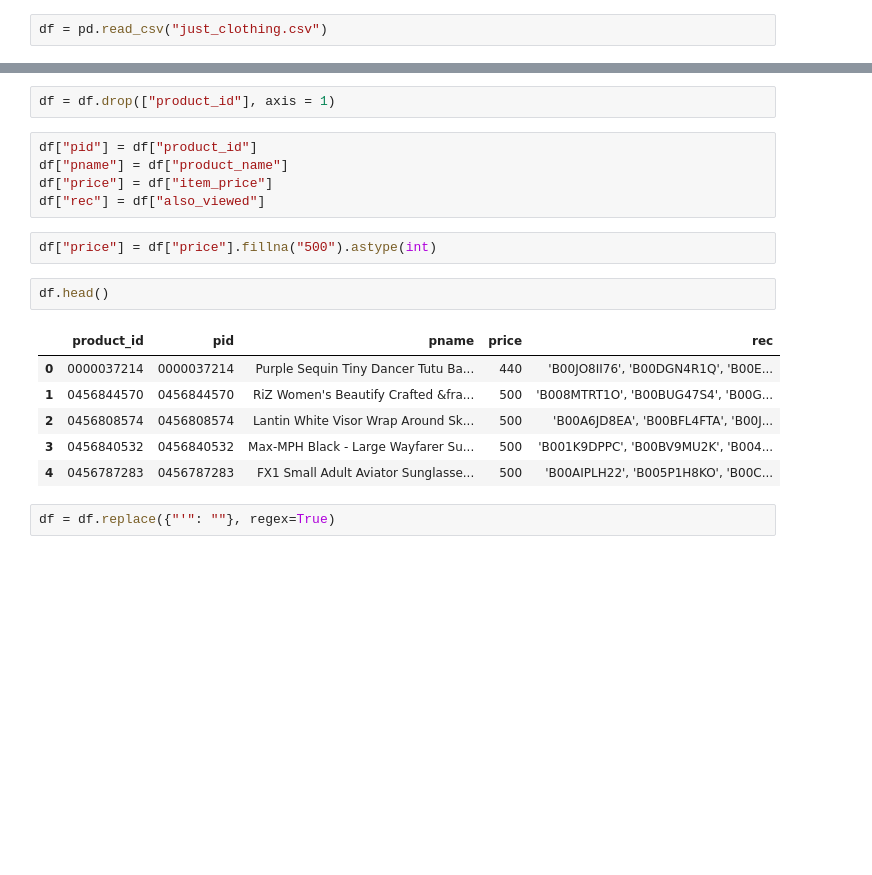
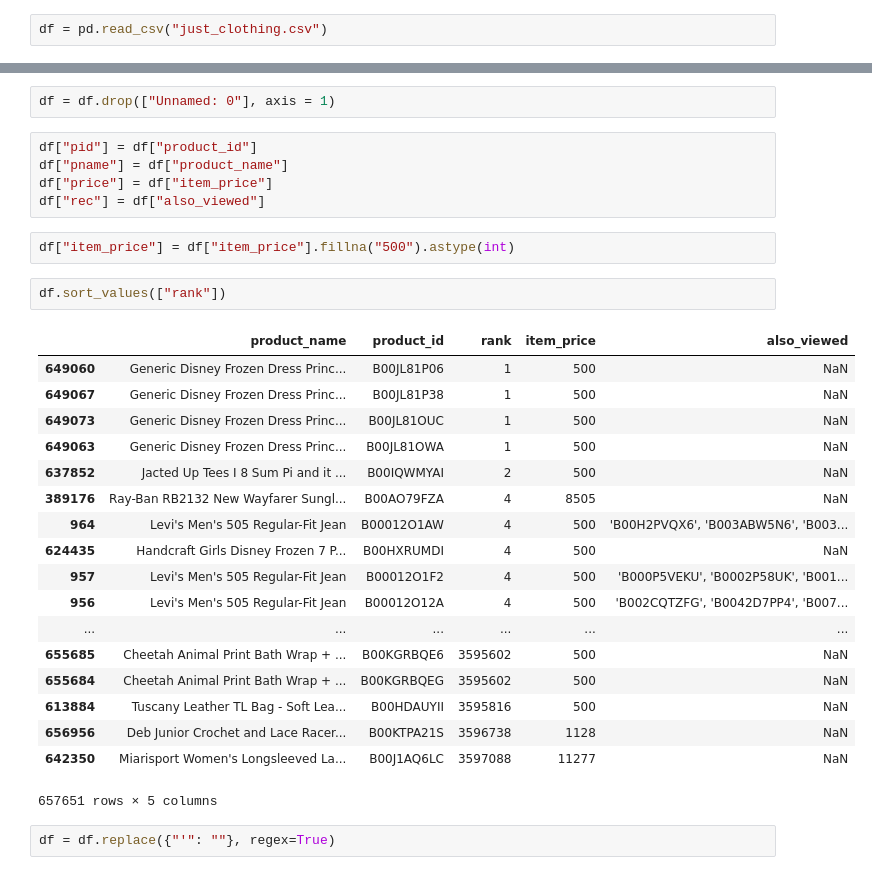
Before and after one commit to adithyarganesh/Quick-Basket, a Jupyter notebook: Untitled2.ipynb, the cells around one changed output, grey strips where cells are left out. Cells and saved outputs as stored; diff of their text form; blank space fills up the shorter version.

```diff
--- a/Untitled2.ipynb
+++ b/Untitled2.ipynb
@@ -13,23 +13,35 @@ df.head()
 | 3 | 7 | Max-MPH Black - Large Wayfarer Su... | 0456840532 | 2728771 | Clothing | NaN | 'B001K9DPPC', 'B00BV9MU2K', 'B004... | NaN | ... |
 | 4 | 8 | FX1 Small Adult Aviator Sunglasse... | 0456787283 | 456854 | Clothing | NaN | 'B00AIPLH22', 'B005P1H8KO', 'B00C... | NaN | ... |
 # %%
-df = df.drop(["product_id"], axis = 1)
+df = df.drop(["Unnamed: 0"], axis = 1)
 # %%
 df["pid"] = df["product_id"]
 df["pname"] = df["product_name"]
 df["price"] = df["item_price"]
 df["rec"] = df["also_viewed"]
 # %%
-df["price"] = df["price"].fillna("500").astype(int)
+df["item_price"] = df["item_price"].fillna("500").astype(int)
-# %%
-df.head()
-# %% [output]
-|  | product_id | pid | pname | price | rec |
-| 0 | 0000037214 | 0000037214 | Purple Sequin Tiny Dancer Tutu Ba... | 440 | 'B00JO8II76', 'B00DGN4R1Q', 'B00E... |
-| 1 | 0456844570 | 0456844570 | RiZ Women's Beautify Crafted &fra... | 500 | 'B008MTRT1O', 'B00BUG47S4', 'B00G... |
-| 2 | 0456808574 | 0456808574 | Lantin White Visor Wrap Around Sk... | 500 | 'B00A6JD8EA', 'B00BFL4FTA', 'B00J... |
-| 3 | 0456840532 | 0456840532 | Max-MPH Black - Large Wayfarer Su... | 500 | 'B001K9DPPC', 'B00BV9MU2K', 'B004... |
-| 4 | 0456787283 | 0456787283 | FX1 Small Adult Aviator Sunglasse... | 500 | 'B00AIPLH22', 'B005P1H8KO', 'B00C... |
+# %%
+df.sort_values(["rank"])
+# %% [output]
+|  | product_name | product_id | rank | item_price | also_viewed |
+| 649060 | Generic Disney Frozen Dress Princ... | B00JL81P06 | 1 | 500 | NaN |
+| 649067 | Generic Disney Frozen Dress Princ... | B00JL81P38 | 1 | 500 | NaN |
+| 649073 | Generic Disney Frozen Dress Princ... | B00JL81OUC | 1 | 500 | NaN |
+| 649063 | Generic Disney Frozen Dress Princ... | B00JL81OWA | 1 | 500 | NaN |
+| 637852 | Jacted Up Tees I 8 Sum Pi and it ... | B00IQWMYAI | 2 | 500 | NaN |
+| 389176 | Ray-Ban RB2132 New Wayfarer Sungl... | B00AO79FZA | 4 | 8505 | NaN |
+| 964 | Levi's Men's 505 Regular-Fit Jean | B00012O1AW | 4 | 500 | 'B00H2PVQX6', 'B003ABW5N6', 'B003... |
+| 624435 | Handcraft Girls Disney Frozen 7 P... | B00HXRUMDI | 4 | 500 | NaN |
+| 957 | Levi's Men's 505 Regular-Fit Jean | B00012O1F2 | 4 | 500 | 'B000P5VEKU', 'B0002P58UK', 'B001... |
+| 956 | Levi's Men's 505 Regular-Fit Jean | B00012O12A | 4 | 500 | 'B002CQTZFG', 'B0042D7PP4', 'B007... |
+| ... | ... | ... | ... | ... | ... |
+| 655685 | Cheetah Animal Print Bath Wrap + ... | B00KGRBQE6 | 3595602 | 500 | NaN |
+| 655684 | Cheetah Animal Print Bath Wrap + ... | B00KGRBQEG | 3595602 | 500 | NaN |
+| 613884 | Tuscany Leather TL Bag - Soft Lea... | B00HDAUYII | 3595816 | 500 | NaN |
+| 656956 | Deb Junior Crochet and Lace Racer... | B00KTPA21S | 3596738 | 1128 | NaN |
+| 642350 | Miarisport Women's Longsleeved La... | B00J1AQ6LC | 3597088 | 11277 | NaN |
+657651 rows × 5 columns
 # %%
 df = df.replace({"'": ""}, regex=True)
 # %%
```
Also changed, not shown: parts of 20 cells of this notebook, 7 other files.
